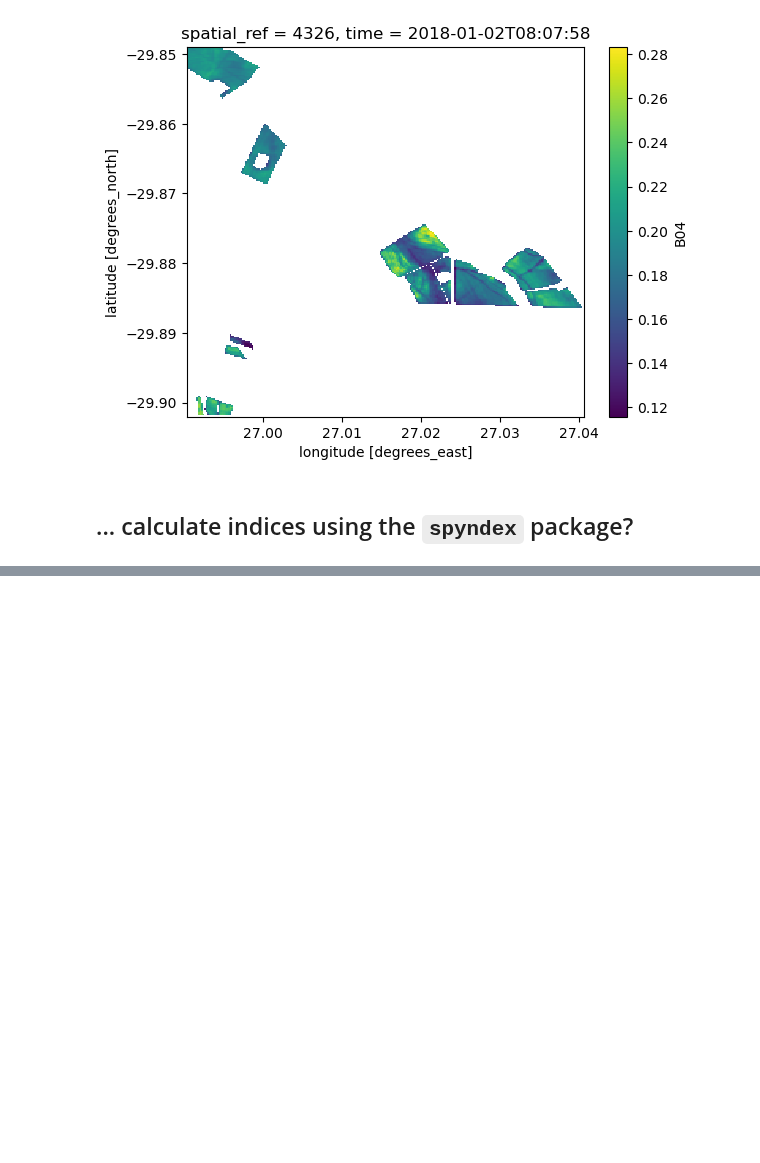
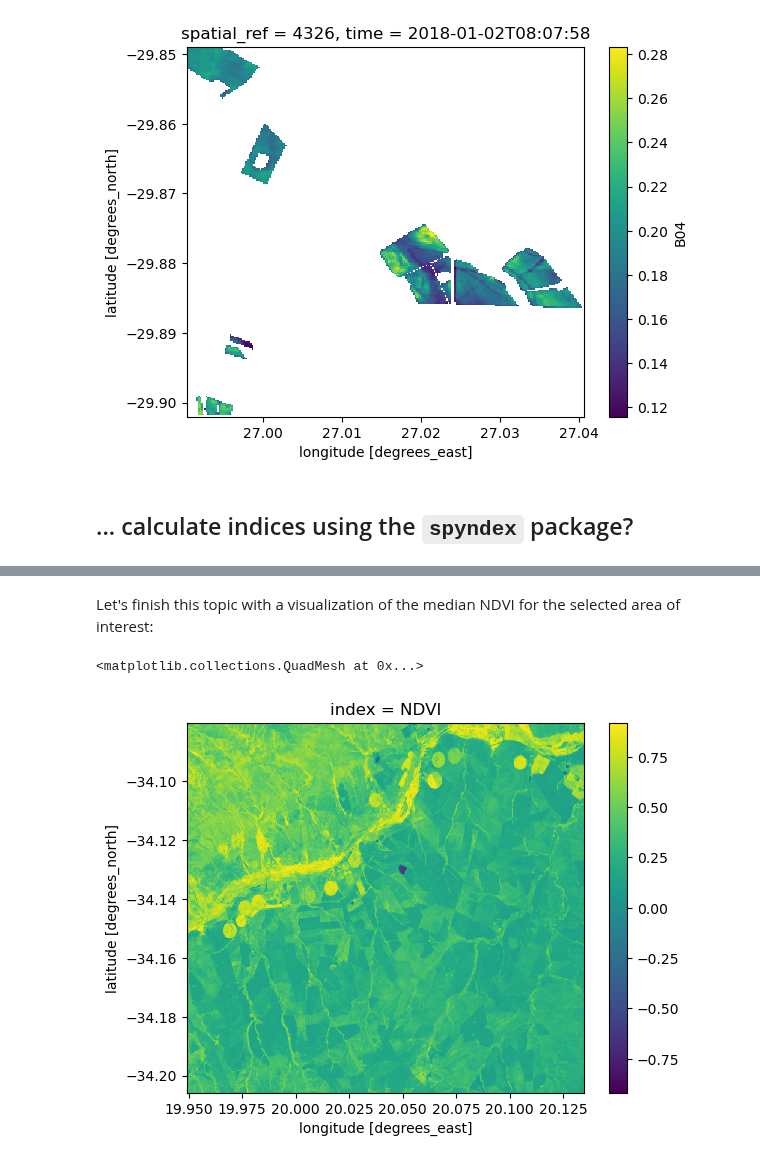
Before and after one commit to Jena-Earth-Observation-School/sdc-tools, a Jupyter notebook: docs/content/02_Getting_Started/02_00_How_to.ipynb, the cells around one changed output, grey strips where cells are left out. Drawn from its saved outputs; the diff is of its cells as text; code cells hidden in the pictures; blank space fills up the shorter version.

Commit message:
[docs] add example on how to use `spyndex` package

```diff
--- a/docs/content/02_Getting_Started/02_00_How_to.ipynb
+++ b/docs/content/02_Getting_Started/02_00_How_to.ipynb
@@ -64,0 +142,5 @@ _Coming soon..._
+# %%
+from sdc.load import load_product
+
+vec = '../../_assets/vec_02_00_02.geojson'
+ds = load_product(product='s2_l2a', vec=vec, time_range=("2020-01-01", "2021-01-01"))
@@ -64,0 +180,11 @@ _Coming soon..._
+# %%
+params = {'N': ds.B08,
+          'R': ds.B04,
+          'B': ds.B02,
+          'g': 2.5,
+          'C1': 6.0,
+          'C2': 7.5,
+          'L': 1.0}
+
+ds_indices = spyndex.computeIndex(index=['NDVI', 'EVI'], params=params)
+ds_indices
@@ -64,0 +221,4 @@ _Coming soon..._
+# %%
+evi = ds_indices.sel(index='EVI')
+ndvi = ds_indices.sel(index='NDVI')
+ndvi
@@ -64,0 +250,8 @@ _Coming soon..._
+# %% [markdown]
+Let's finish this topic with a visualization of the median NDVI for the selected
+area of interest:
+# %%
+ndvi.median(dim='time').plot(cmap='viridis')
+# %% [output]
+<matplotlib.collections.QuadMesh at 0x...>
+[figure, added]
```
Also changed, not shown: parts of 23 cells of this notebook, 1 other file.
